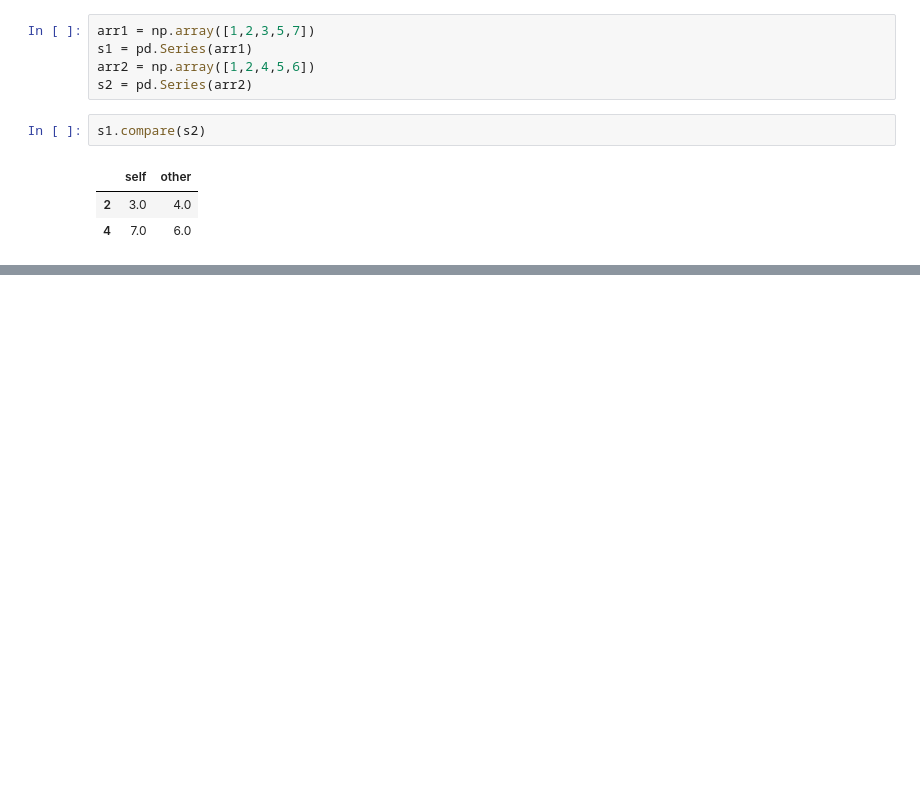
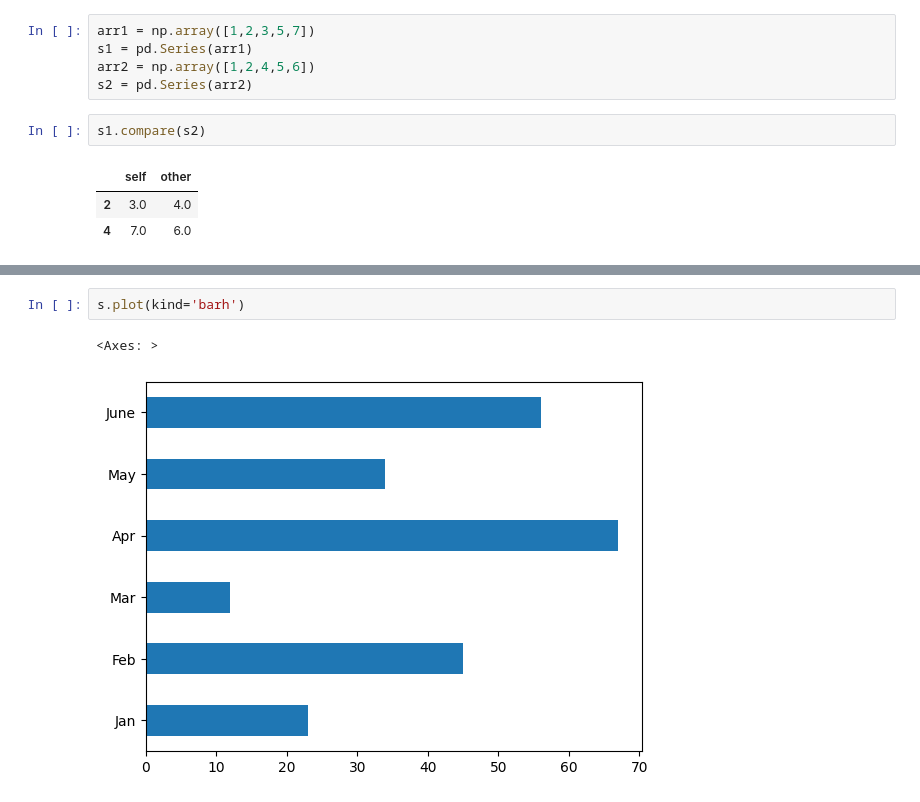
Before and after one commit to MuskanParmar-mp/python_lib, a Jupyter notebook: pand.ipynb, the cells around one changed output, grey strips where cells are left out. Saved outputs shown, nothing was run; the diff lists cells and outputs as text; blank space fills up the shorter version.

```diff
--- a/pand.ipynb
+++ b/pand.ipynb
@@ -667,0 +685,5 @@ dtype: int64
+# %%
+s.plot(kind='barh')
+# %% [output]
+<Axes: >
+[figure, added]
```
Also changed, not shown: parts of 8 cells of this notebook, 2 other files.
